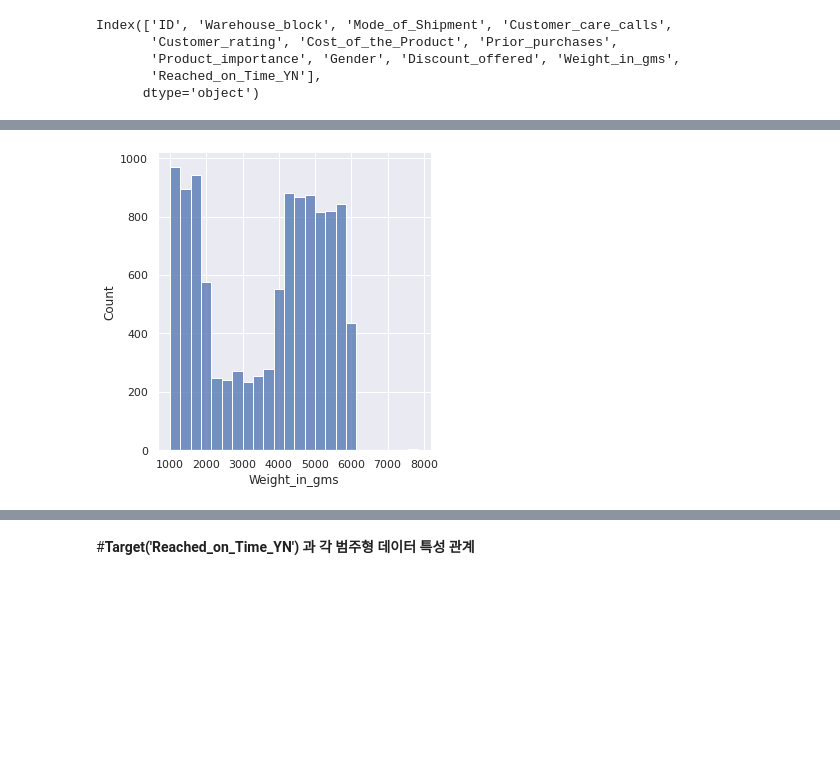
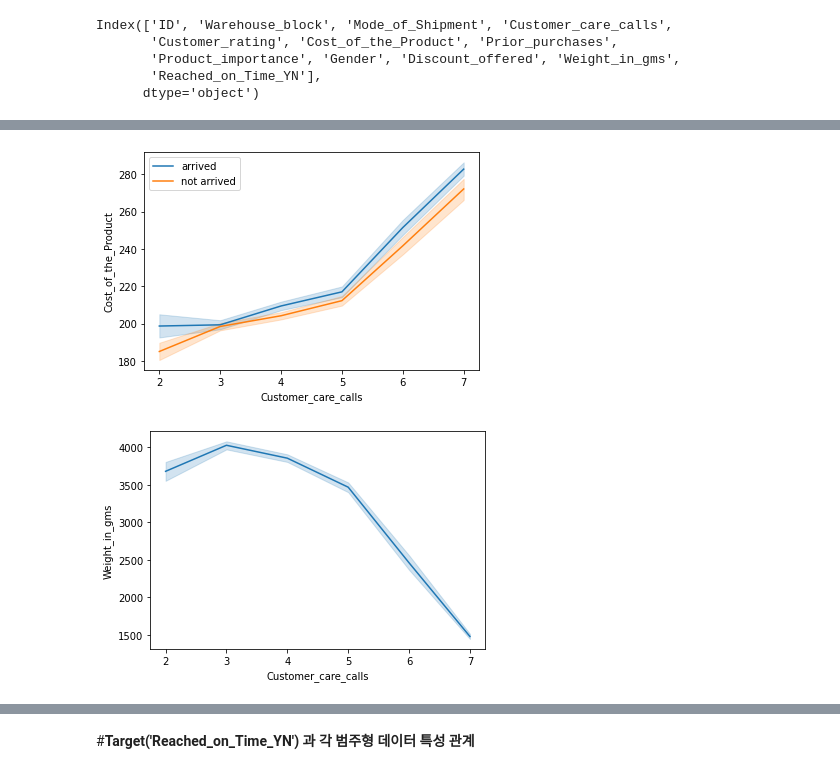
Before and after one commit to vkekd25/KBDB_Project_E_Commerce, a Jupyter notebook: E_commerce_project.ipynb, the cells around one changed output, grey strips where cells are left out. Drawn from its saved outputs; the diff is of its cells as text; code cells hidden in the pictures; blank space fills up the shorter version.

```diff
--- a/E_commerce_project.ipynb
+++ b/E_commerce_project.ipynb
@@ -323,4 +355,9 @@ sns.displot(data = df, x = 'Discount_offered');
+# %%
+ax = sns.lineplot(data = df, x = 'Customer_care_calls', y = 'Cost_of_the_Product',hue = 'Reached_on_Time_YN')
+ax.legend(['arrived', 'not arrived']);
+# %% [output]
+[figure, added]
 # %%
-sns.displot(data = df, x = 'Weight_in_gms');
+sns.lineplot(data = df, x = 'Customer_care_calls', y = 'Weight_in_gms');
 # %% [output]
-[figure, old version]
+[figure, new version]
```
Also changed, not shown: parts of 103 cells of this notebook.
